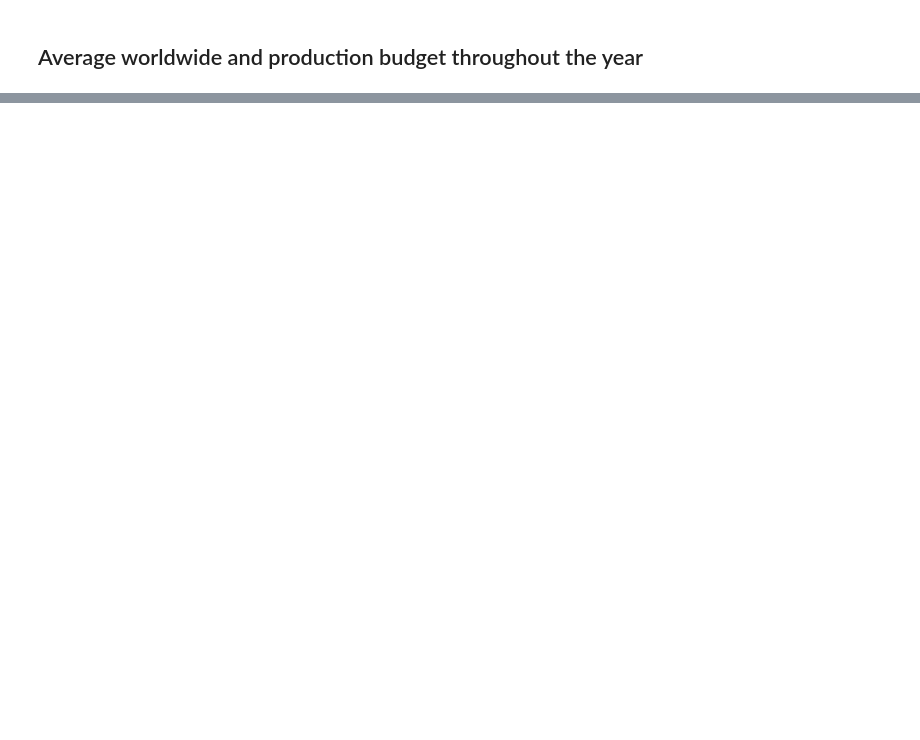
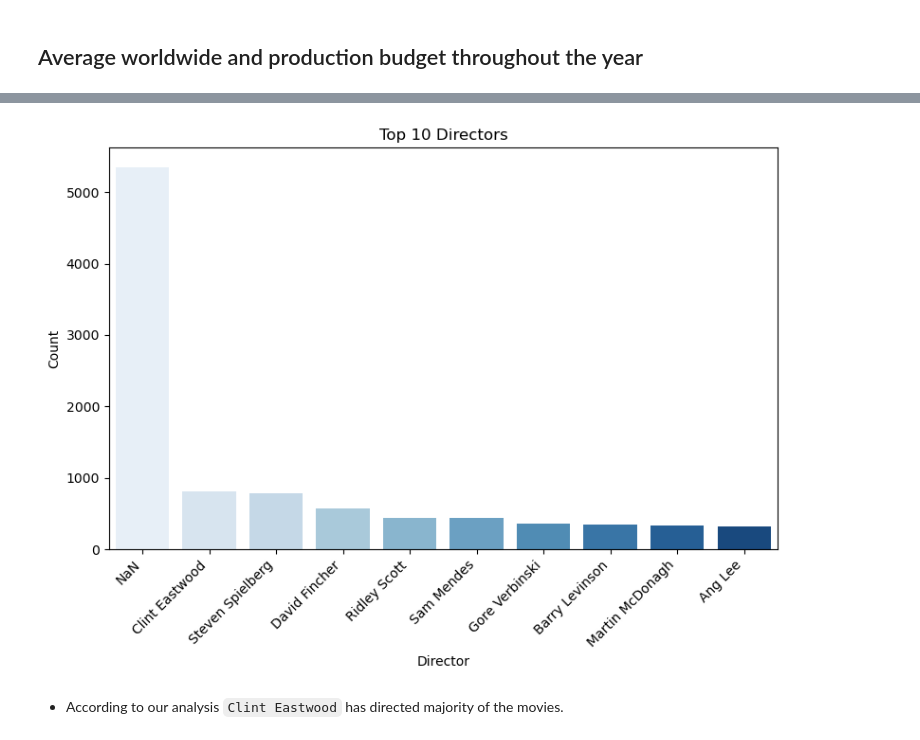
Before and after one commit to Lisa-752/Movie_Analysis, a Jupyter notebook: Movie Production Analysis.ipynb, the cells around one changed output, grey strips where cells are left out. Cells and saved outputs as stored; diff of their text form; code cells hidden in the pictures; blank space fills up the shorter version.

```diff
--- a/Movie Production Analysis.ipynb
+++ b/Movie Production Analysis.ipynb
@@ -753,0 +773,4 @@ imdb_db.head()
+# %%
+# merge the datsets using inner join(common columnn is [id])
+rt_merged= pd.merge(df_rt, rt_review, on= 'id', how= 'inner')
+rt_merged.head()
@@ -753,0 +786,5 @@ imdb_db.head()
+# %%
+# extract columns of interest
+col= ['genre', 'director', 'writer', 'rating_x', 'rating_y', 'runtime', 'fresh']
+rt_int= rt_merged[col]
+rt_int
@@ -970,0 +1014,24 @@ We can thus give a recommendation to the company that the more money invested in
+# %%
+# remove rows with NaN values in the director and writer column
+filtered_rt_int = rt_int.dropna(subset=['director'])
+
+# get the top 10 directors by the number of movies
+director_count= filtered_rt_int['director'].value_counts().nlargest(10).reset_index()
+director_count.columns = ['director', 'director_count']
+
+
+# create a bar plot
+plt.subplots(figsize=(8, 6))
+sns.barplot(x='director', y='director_count', data=director_count, palette="Blues")
+
+# customize the plot
+plt.title("Top 10 Directors")
+plt.xlabel('Director')
+plt.ylabel('Count')
+plt.xticks(rotation=45, ha='right')
+plt.tight_layout()
+plt.show()
+# %% [output]
+[figure, added]
+# %% [markdown]
+- According to our analysis `Clint Eastwood` has directed majority of the movies.
```
Also changed, not shown: parts of 37 cells of this notebook.
